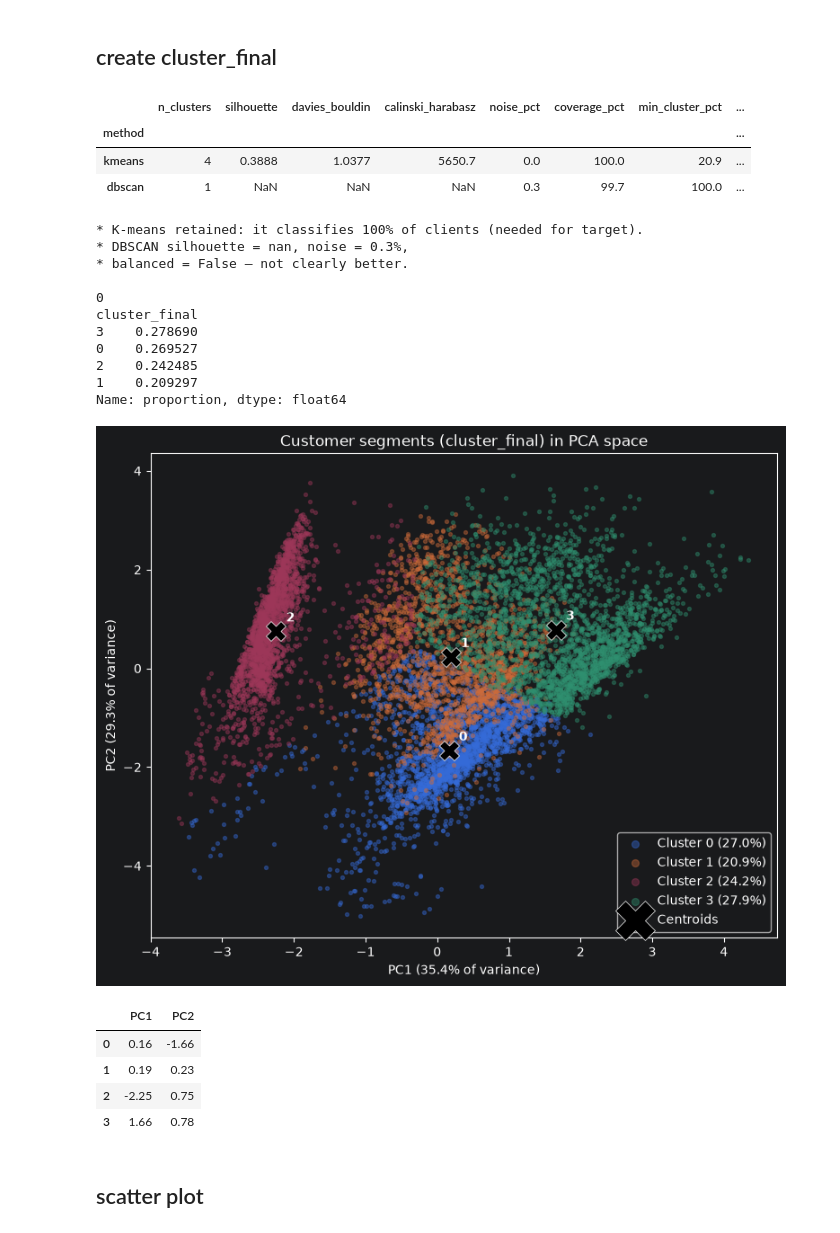
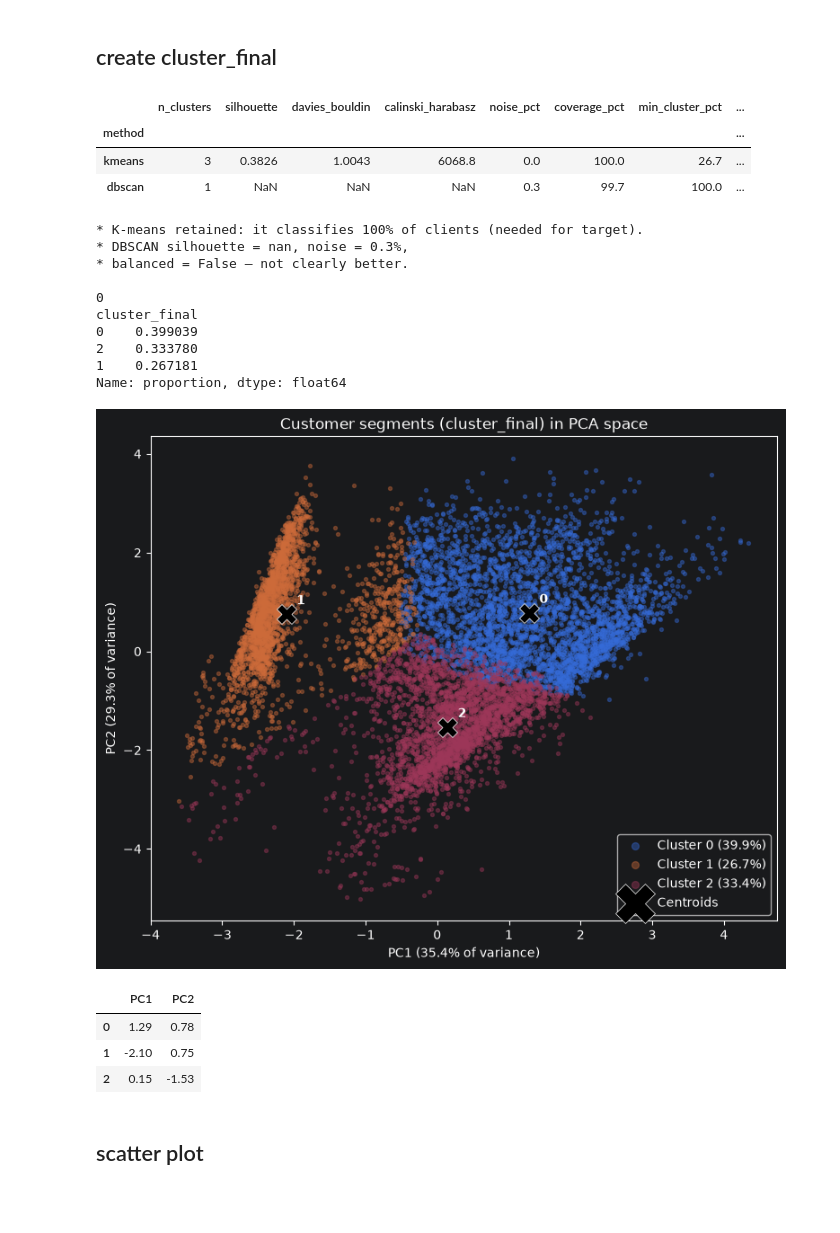
Before and after one commit to oelaimar/CardProfiler, a Jupyter notebook: notebooks/03_clustering.ipynb, the cells around one changed output. Drawn from its saved outputs; the diff is of its cells as text; code cells hidden in the pictures; blank space fills up the shorter version.

```diff
--- a/notebooks/03_clustering.ipynb
+++ b/notebooks/03_clustering.ipynb
@@ -304,29 +306,29 @@ PosixPath('/home/ouelaimar/Desktop/CardProfiler/data/processed/df_clean_clusters
 # %% [markdown]
 ## create cluster_final
 # %%
-df_clean = load_processed("df_clean_clusters.csv")
+df_prepare_clustering = load_processed("df_prepare_clustering.csv")
 
 
-labels_km, kmeans, pca_km, df_pca_km = fit_final_kmeans(df_prepare_clustering, n_components=3, k=4)
+labels_km, kmeans, pca_km, df_pca_km = fit_final_kmeans(df_prepare_clustering, n_components=3, k=3)
 labels_db, dbscan, df_pca_db = fit_final_dbscan(df_prepare_clustering, n_components=3, eps=0.7, min_samples=10)
 
 df_clean = attach_labels(df_clean, labels_km, "cluster_kmeans")
 df_clean = attach_labels(df_clean, labels_db, "cluster_dbscan")
 df_clean["est_atypique_dbscan"] = df_clean["cluster_dbscan"] == -1
 
 comparison = compare_methods(df_pca_km, labels_km, df_pca_db, labels_db)
 display(comparison)
 
 method, reason = choose_method(comparison)
 print(reason)
 
 df_clean = set_cluster_final(df_clean, method)
 print(df_clean["cluster_final"].isna().sum())                   # must be 0
 print(df_clean["cluster_final"].value_counts(normalize=True))
 # %% [output]
 |  | n_clusters | silhouette | davies_bouldin | calinski_harabasz | noise_pct | coverage_pct | min_cluster_pct | ... |
 | method |  |  |  |  |  |  |  | ... |
-| kmeans | 4 | 0.3888 | 1.0377 | 5650.7 | 0.0 | 100.0 | 20.9 | ... |
+| kmeans | 3 | 0.3826 | 1.0043 | 6068.8 | 0.0 | 100.0 | 26.7 | ... |
 | dbscan | 1 | NaN | NaN | NaN | 0.3 | 99.7 | 100.0 | ... |
 * K-means retained: it classifies 100% of clients (needed for target).
 * DBSCAN silhouette = nan, noise = 0.3%,
@@ -334,10 +336,9 @@ print(df_clean["cluster_final"].value_counts(normalize=True))
 
 0
 cluster_final
-3    0.278690
-0    0.269527
-2    0.242485
-1    0.209297
+0    0.399039
+2    0.333780
+1    0.267181
 Name: proportion, dtype: float64
 # %%
 ax, centroids = plot_clusters_2d(df_prepare_clustering, df_clean["cluster_final"])
@@ -345,12 +346,11 @@ ax.figure.savefig("../reports/clusters_scatter.png")
 plt.show()
 display(centroids.round(2))
 # %% [output]
-[figure, old version]
+[figure, new version]
 |  | PC1 | PC2 |
-| 0 | 0.16 | -1.66 |
-| 1 | 0.19 | 0.23 |
-| 2 | -2.25 | 0.75 |
-| 3 | 1.66 | 0.78 |
+| 0 | 1.29 | 0.78 |
+| 1 | -2.10 | 0.75 |
+| 2 | 0.15 | -1.53 |
 # %% [markdown]
 ## scatter plot
 # %%
```
Also changed, not shown: parts of 5 cells of this notebook, 2 other files.
